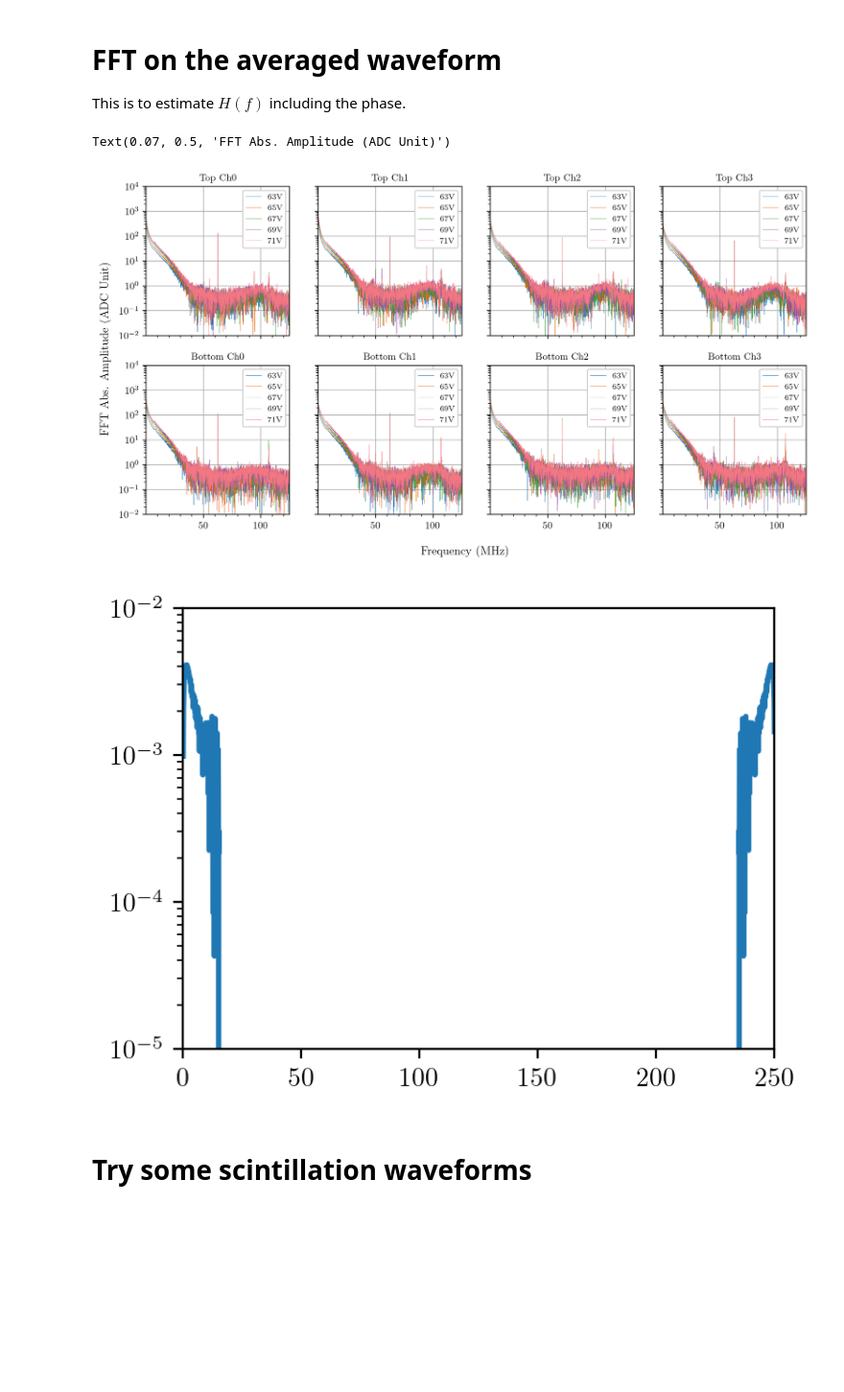
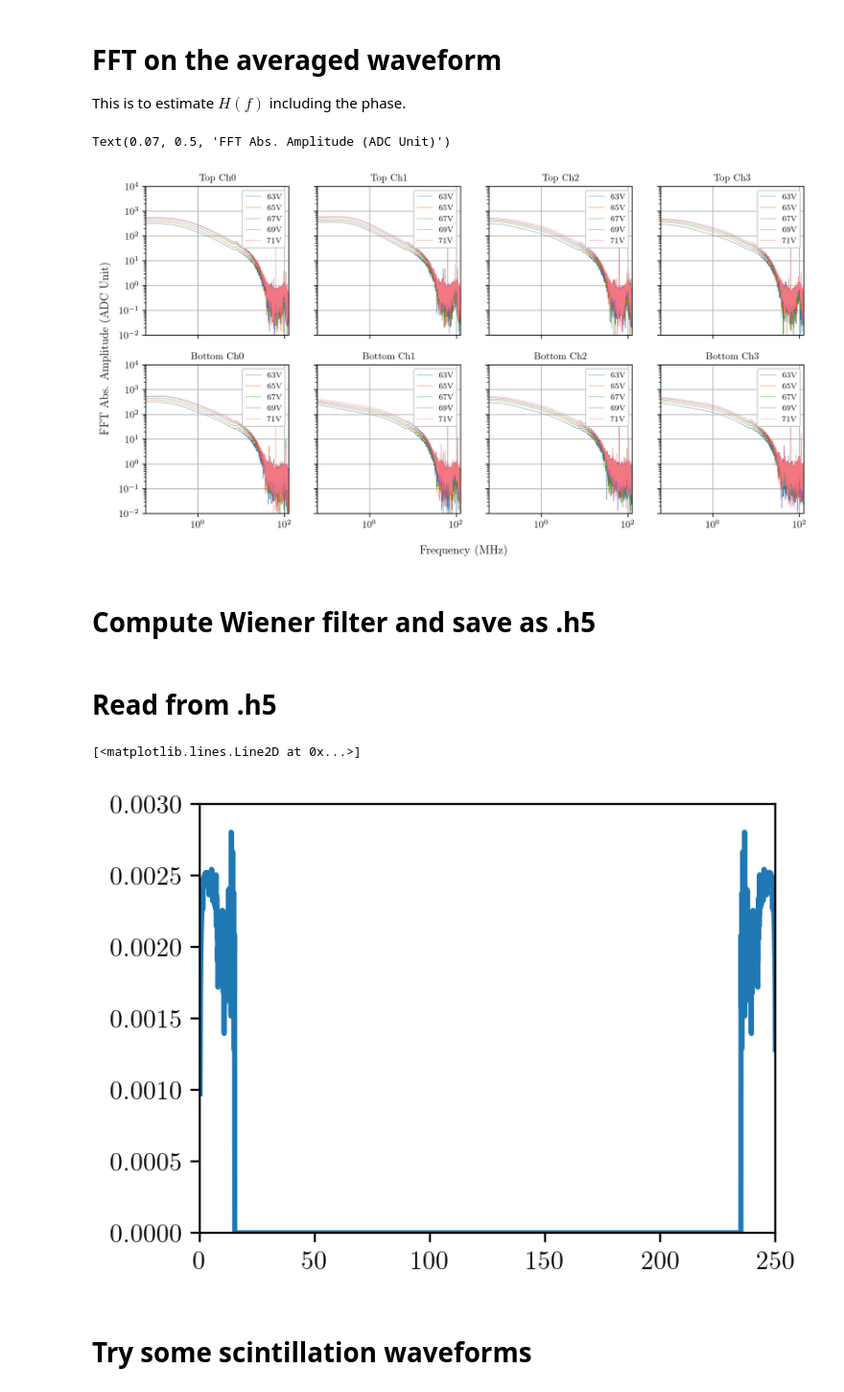
Before and after one commit to darkside-princeton/sipm-analysis, a Jupyter notebook: jupyter/deconvolution.ipynb, the cells around one changed output. Shown at 96% size. Saved outputs shown, nothing was run; the diff lists cells and outputs as text; code cells hidden in the pictures; blank space fills up the shorter version.

Commit message:
Save Wiener filter to hdf5

```diff
--- a/jupyter/deconvolution.ipynb
+++ b/jupyter/deconvolution.ipynb
@@ -228,7 +230,7 @@ for i, pos in enumerate(positions):
         axs[i, j].set_xlim(data_spe[pos][ch][volt]['frequency'][1], data_spe[pos][ch][volt]['frequency'][n_over_2])
         # axs[i, j].set_xlim(0,5)
         axs[i, j].set_ylim(1e-2, 1e4)
-        # axs[i, j].set_xscale('log')
+        axs[i, j].set_xscale('log')
         axs[i, j].set_yscale('log')
         axs[i, j].minorticks_on()
         axs[i, j].grid()
@@ -237,7 +239,9 @@ fig.supxlabel(r'Frequency (MHz)', y=0.01)
 fig.supylabel(r'FFT Abs. Amplitude (ADC Unit)', x=0.07)
 # %% [output]
 Text(0.07, 0.5, 'FFT Abs. Amplitude (ADC Unit)')
-[figure, old version]
+[figure, new version]
+# %% [markdown]
+# Compute Wiener filter and save as .h5
 # %%
 # Compute Wiener filter
 for i, pos in enumerate(positions):
@@ -246,11 +250,22 @@ for i, pos in enumerate(positions):
             dt = data_spe[pos][ch][volt]['time'][1]-data_spe[pos][ch][volt]['time'][0]
             shift = np.array([np.exp(complex(0,-2*np.pi*freq*dt*int(np.argmax(data_spe[pos][ch][volt]['avg_spe_wf'])))) for freq in data_spe[pos][ch][volt]['frequency']])
             data_fft[pos][ch][volt]['wiener_filter'] = data_fft[pos][ch][volt]['wiener_factor']*shift/data_spe[pos][ch][volt]['fft_spe_wf']
-# %%
-plt.plot(data_fft['top'][0][63]['frequency_MHz'], abs(data_fft['top'][0][63]['wiener_filter']))
-plt.yscale('log')
-# %% [output]
-[figure, removed]
+# %%
+h5filename = 'data/deconvolution_liq2.h5'
+for pos in positions:
+    for ch in channels:
+        for volt in voltages:
+            store = pd.HDFStore(h5filename)
+            store.put(f'{pos}/ch{ch}/{volt}V',pd.DataFrame.from_dict(data_fft[pos][ch][volt]))
+            store.close()
+# %% [markdown]
+# Read from .h5
+# %%
+filter_h5 = pd.HDFStore(h5filename)
+plt.plot(np.array(filter_h5['/top/ch0/67V']['frequency_MHz']), np.array(filter_h5['/top/ch0/67V']['wiener_filter']))
+# %% [output]
+[<matplotlib.lines.Line2D at 0x...>]
+[figure, added]
 # %% [markdown]
 # Try some scintillation waveforms
 # %%
```
Also changed, not shown: parts of 2 cells of this notebook, 1 other file.
